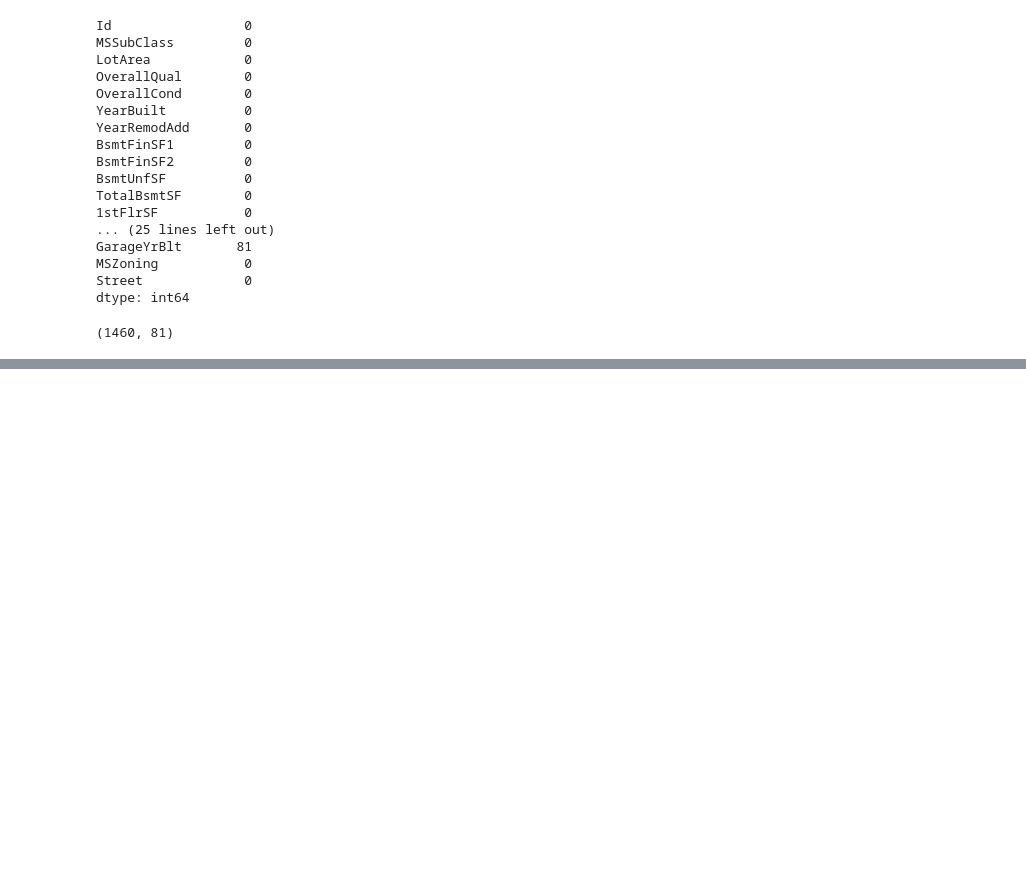
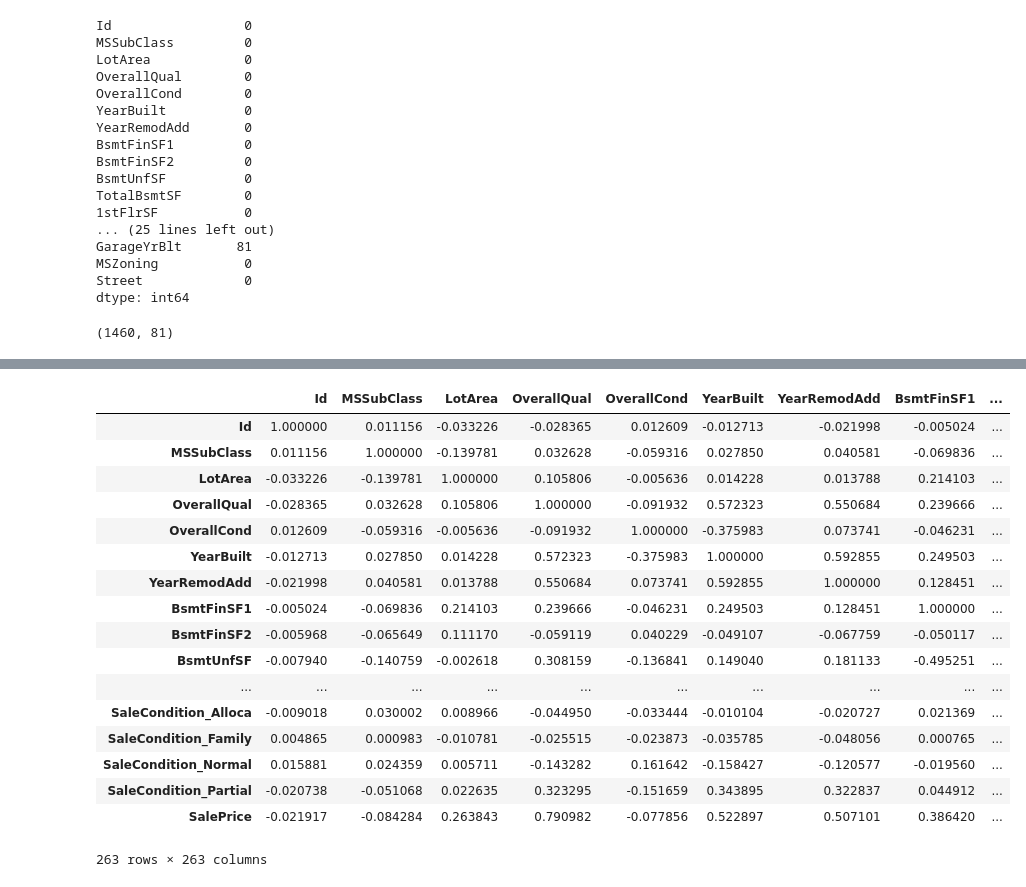
Before and after one commit to briggsy102/lol_project_home_pricing, a Jupyter notebook: home_pricing_model.ipynb, the cells around one changed output, grey strips where cells are left out. Cells and saved outputs as stored; diff of their text form; code cells hidden in the pictures; blank space fills up the shorter version.

```diff
--- a/home_pricing_model.ipynb
+++ b/home_pricing_model.ipynb
@@ -276,0 +269,6 @@ Name: MasVnrArea, Length: 1460, dtype: float64
+# %%
+house_data_category_filled = house_data_category_missing[house_data_columns[38:]]
+# %%
+# use get_dummies to convert a categorical feature the models can understand
+house_data_dummies = pd.get_dummies(house_data_category_filled,drop_first=True).astype(int)
+house_data_dummies
@@ -341,0 +343,3 @@ house_data_features = 'Id', 'MSSubClass', 'MSZoning', 'LotFrontage', 'LotArea',
+# %%
+house_data_nonull = house_data[house_data_columns[:35]]
+house_data_nonull.head()
@@ -341,0 +807,21 @@ house_data_features = 'Id', 'MSSubClass', 'MSZoning', 'LotFrontage', 'LotArea',
+# %%
+house_data_feature_engineered.corr()
+# %% [output]
+|  | Id | MSSubClass | LotArea | OverallQual | OverallCond | YearBuilt | YearRemodAdd | BsmtFinSF1 | ... |
+| Id | 1.000000 | 0.011156 | -0.033226 | -0.028365 | 0.012609 | -0.012713 | -0.021998 | -0.005024 | ... |
+| MSSubClass | 0.011156 | 1.000000 | -0.139781 | 0.032628 | -0.059316 | 0.027850 | 0.040581 | -0.069836 | ... |
+| LotArea | -0.033226 | -0.139781 | 1.000000 | 0.105806 | -0.005636 | 0.014228 | 0.013788 | 0.214103 | ... |
+| OverallQual | -0.028365 | 0.032628 | 0.105806 | 1.000000 | -0.091932 | 0.572323 | 0.550684 | 0.239666 | ... |
+| OverallCond | 0.012609 | -0.059316 | -0.005636 | -0.091932 | 1.000000 | -0.375983 | 0.073741 | -0.046231 | ... |
+| YearBuilt | -0.012713 | 0.027850 | 0.014228 | 0.572323 | -0.375983 | 1.000000 | 0.592855 | 0.249503 | ... |
+| YearRemodAdd | -0.021998 | 0.040581 | 0.013788 | 0.550684 | 0.073741 | 0.592855 | 1.000000 | 0.128451 | ... |
+| BsmtFinSF1 | -0.005024 | -0.069836 | 0.214103 | 0.239666 | -0.046231 | 0.249503 | 0.128451 | 1.000000 | ... |
+| BsmtFinSF2 | -0.005968 | -0.065649 | 0.111170 | -0.059119 | 0.040229 | -0.049107 | -0.067759 | -0.050117 | ... |
+| BsmtUnfSF | -0.007940 | -0.140759 | -0.002618 | 0.308159 | -0.136841 | 0.149040 | 0.181133 | -0.495251 | ... |
+| ... | ... | ... | ... | ... | ... | ... | ... | ... | ... |
+| SaleCondition_Alloca | -0.009018 | 0.030002 | 0.008966 | -0.044950 | -0.033444 | -0.010104 | -0.020727 | 0.021369 | ... |
+| SaleCondition_Family | 0.004865 | 0.000983 | -0.010781 | -0.025515 | -0.023873 | -0.035785 | -0.048056 | 0.000765 | ... |
+| SaleCondition_Normal | 0.015881 | 0.024359 | 0.005711 | -0.143282 | 0.161642 | -0.158427 | -0.120577 | -0.019560 | ... |
+| SaleCondition_Partial | -0.020738 | -0.051068 | 0.022635 | 0.323295 | -0.151659 | 0.343895 | 0.322837 | 0.044912 | ... |
+| SalePrice | -0.021917 | -0.084284 | 0.263843 | 0.790982 | -0.077856 | 0.522897 | 0.507101 | 0.386420 | ... |
+263 rows × 263 columns
```
Also changed, not shown: parts of 29 cells of this notebook.
